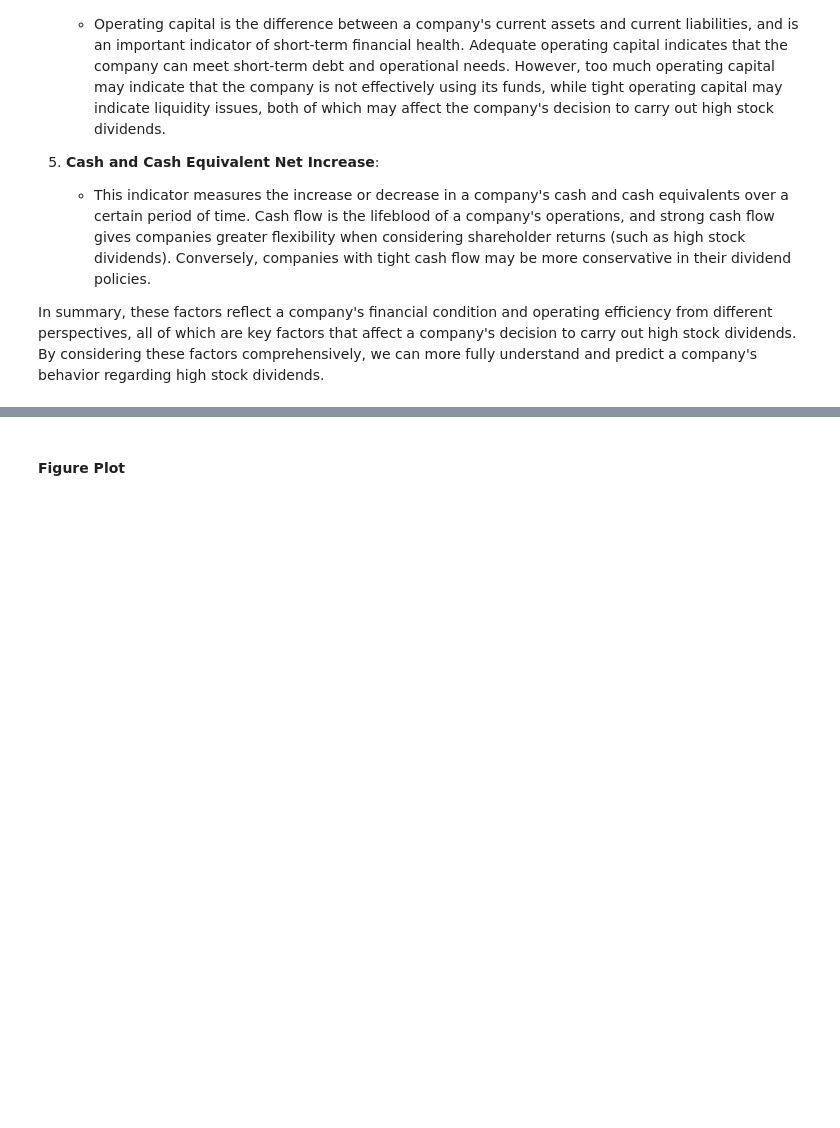
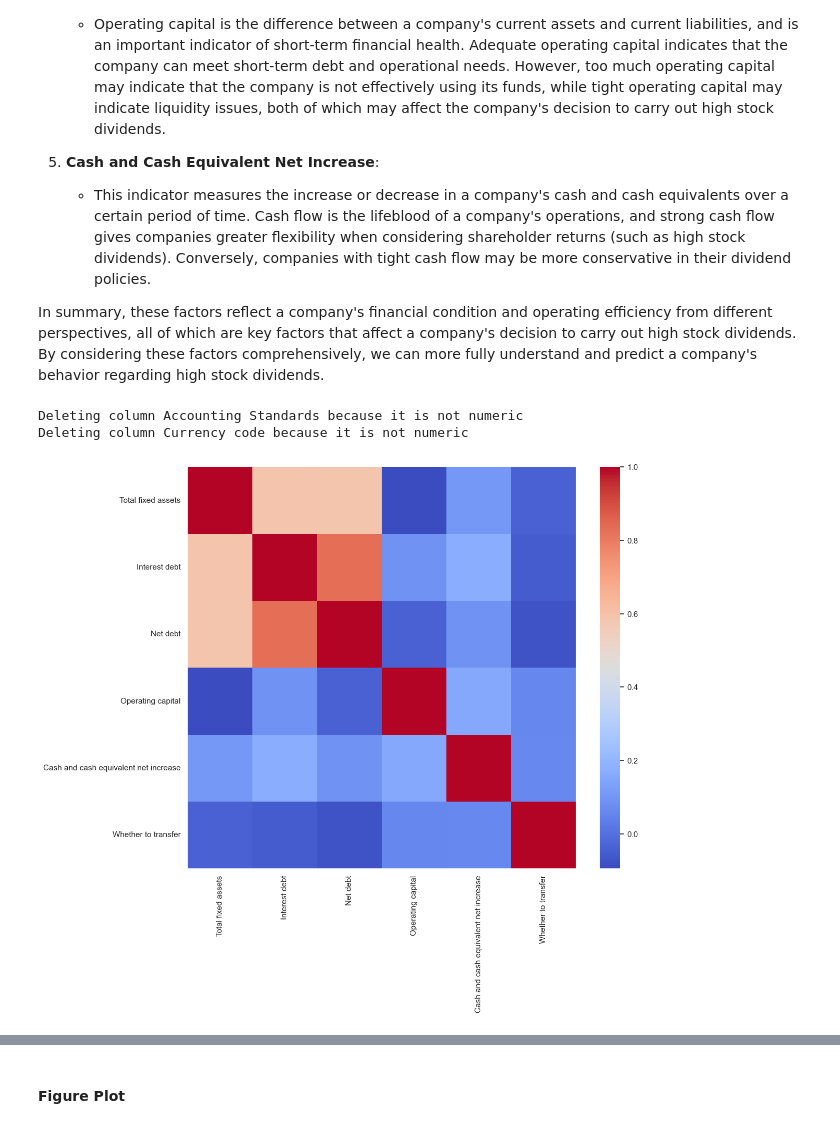
Before and after one commit to yunmeng-genius/IS5126G1, a Jupyter notebook: main.ipynb, the cells around one changed output, grey strips where cells are left out. Drawn from its saved outputs; the diff is of its cells as text; code cells hidden in the pictures; blank space fills up the shorter version.

```diff
--- a/main.ipynb
+++ b/main.ipynb
@@ -206,3 +159,31 @@ selected_factors = [
   'Operating capital',
   'Cash and cash equivalent net increase'
 ]
+# %%
+# Get a list of all the column names in the dataframe
+all_columns = data_cleaned.columns.tolist()
+data_corr = data_cleaned.copy()
+# Loop through each column name in the list
+for column in all_columns:
+    # Check if the data type of the column is numeric
+    if not pd.api.types.is_numeric_dtype(data_cleaned[column]):
+        # If the data type is not numeric, delete the column from the dataframe
+        print(f'Deleting column {column} because it is not numeric')
+        data_corr.drop(column, axis=1, inplace=True)
+
+# correlation matrix with randomly selected 10 columns
+selected_factors_with_label = selected_factors.copy()
+selected_factors_with_label.append('Whether to transfer')
+corr = data_corr[selected_factors_with_label].corr()
+
+# plot the heatmap
+plt.figure(figsize=(12, 10))
+sns.heatmap(corr,
+            xticklabels=corr.columns.values,
+            yticklabels=corr.columns.values,
+            cmap='coolwarm')
+plt.show()
+# %% [output]
+Deleting column Accounting Standards because it is not numeric
+Deleting column Currency code because it is not numeric
+[figure, added]
```
Also changed, not shown: parts of 20 cells of this notebook.
